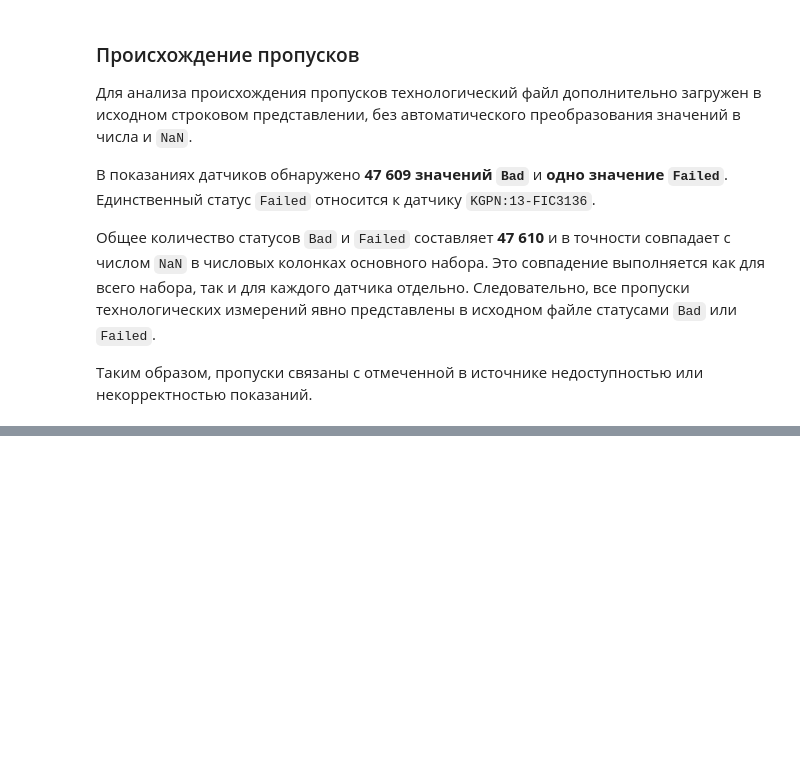
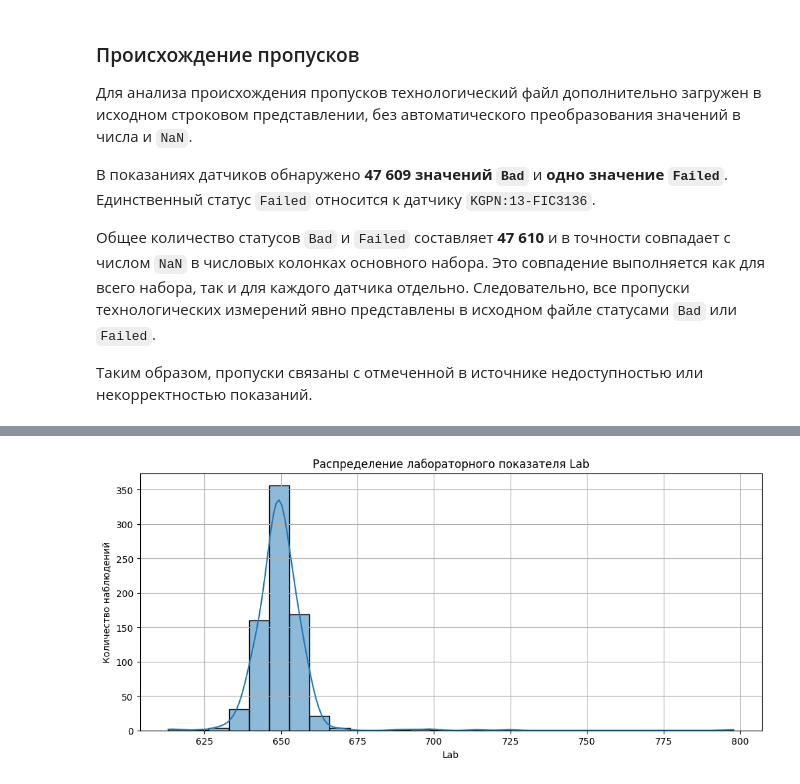
Before and after one commit to Bas-sov/soft-sensor, a Jupyter notebook: notebooks/01_eda.ipynb, the cells around one changed output, grey strips where cells are left out. Cells and saved outputs as stored; diff of their text form; code cells hidden in the pictures; blank space fills up the shorter version.

```diff
--- a/notebooks/01_eda.ipynb
+++ b/notebooks/01_eda.ipynb
@@ -468,0 +497,12 @@ np.True_
+# %%
+plt.figure(figsize=(12, 5))
+
+sns.histplot(lab_df, x='Lab', kde=True, bins='sqrt', stat='count')
+
+plt.title('Распределение лабораторного показателя Lab')
+plt.xlabel('Lab')
+plt.ylabel('Количество наблюдений')
+plt.grid(True)
+plt.show()
+# %% [output]
+[figure, added]
```
Also changed, not shown: parts of 8 cells of this notebook.
